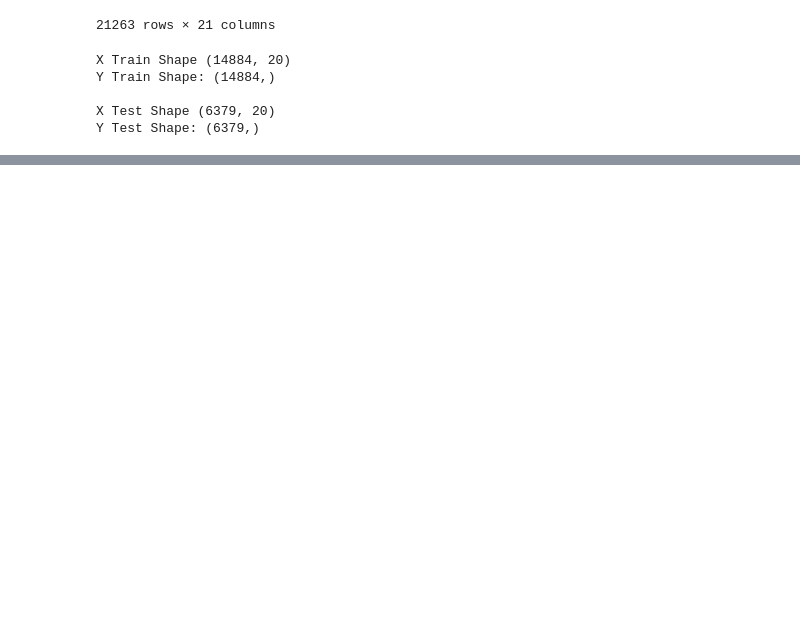
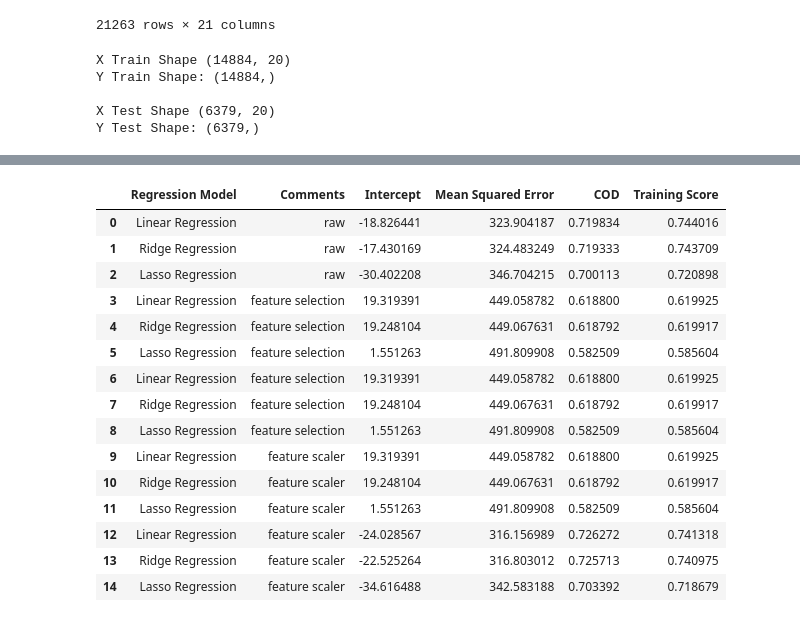
Before and after one commit to Zhiyang823/csci316-grp-a1, a Jupyter notebook: Grp5(T03_Assignment_1.ipynb, the cells around one changed output, grey strips where cells are left out. Saved outputs shown, nothing was run; the diff lists cells and outputs as text; code cells hidden in the pictures; blank space fills up the shorter version.

Commit message:
Added results dataframe
Allows for collection of results for future analysis

```diff
--- a/Grp5(T03_Assignment_1.ipynb
+++ b/Grp5(T03_Assignment_1.ipynb
@@ -112,3 +114,8 @@ Y Train Shape: (14884,)
 
 X Test Shape (6379, 81)
 Y Test Shape: (6379,)
+# %%
+# Create a dataframe to hold the results
+
+res_df = pd.DataFrame(columns=['Regression Model', 'Comments', 'Intercept','Mean Squared Error', 'COD', 'Training Score'])
+res_df
@@ -231,0 +304,19 @@ The test score for the model is 0.58177
+# %%
+res_df
+# %% [output]
+|  | Regression Model | Comments | Intercept | Mean Squared Error | COD | Training Score |
+| 0 | Linear Regression | raw | -18.826441 | 323.904187 | 0.719834 | 0.744016 |
+| 1 | Ridge Regression | raw | -17.430169 | 324.483249 | 0.719333 | 0.743709 |
+| 2 | Lasso Regression | raw | -30.402208 | 346.704215 | 0.700113 | 0.720898 |
+| 3 | Linear Regression | feature selection | 19.319391 | 449.058782 | 0.618800 | 0.619925 |
+| 4 | Ridge Regression | feature selection | 19.248104 | 449.067631 | 0.618792 | 0.619917 |
+| 5 | Lasso Regression | feature selection | 1.551263 | 491.809908 | 0.582509 | 0.585604 |
+| 6 | Linear Regression | feature selection | 19.319391 | 449.058782 | 0.618800 | 0.619925 |
+| 7 | Ridge Regression | feature selection | 19.248104 | 449.067631 | 0.618792 | 0.619917 |
+| 8 | Lasso Regression | feature selection | 1.551263 | 491.809908 | 0.582509 | 0.585604 |
+| 9 | Linear Regression | feature scaler | 19.319391 | 449.058782 | 0.618800 | 0.619925 |
+| 10 | Ridge Regression | feature scaler | 19.248104 | 449.067631 | 0.618792 | 0.619917 |
+| 11 | Lasso Regression | feature scaler | 1.551263 | 491.809908 | 0.582509 | 0.585604 |
+| 12 | Linear Regression | feature scaler | -24.028567 | 316.156989 | 0.726272 | 0.741318 |
+| 13 | Ridge Regression | feature scaler | -22.525264 | 316.803012 | 0.725713 | 0.740975 |
+| 14 | Lasso Regression | feature scaler | -34.616488 | 342.583188 | 0.703392 | 0.718679 |
```
Also changed, not shown: parts of 12 cells of this notebook.
